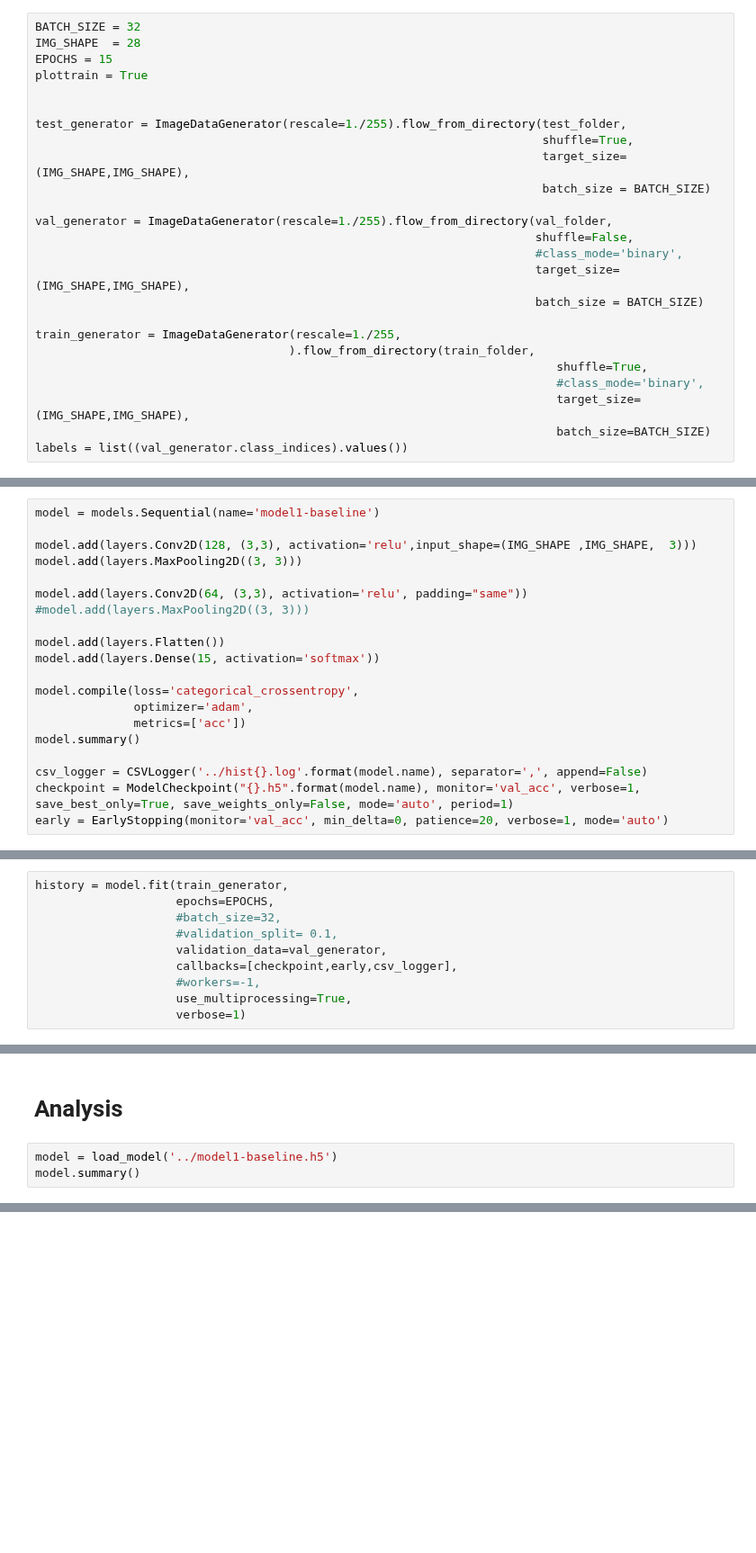
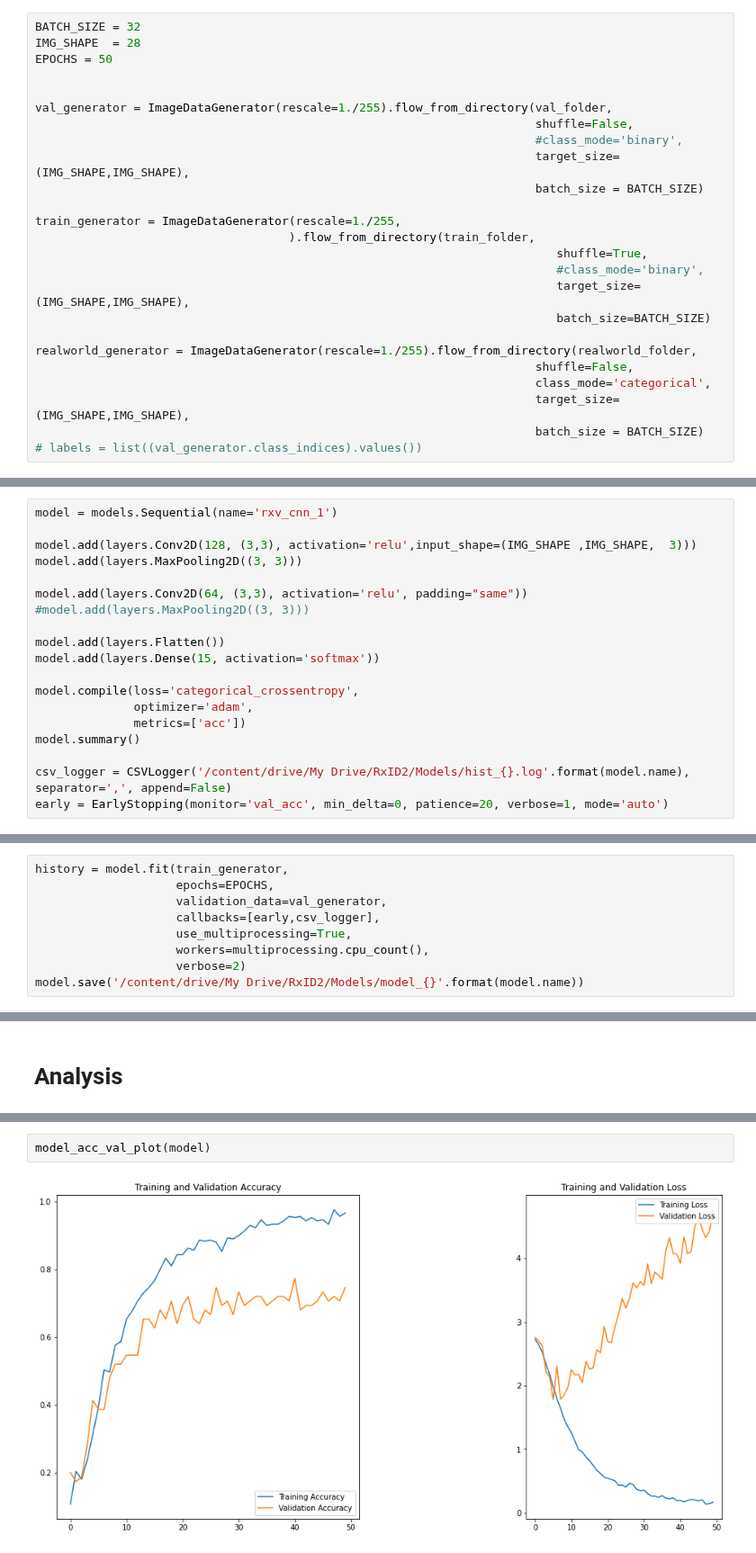
Before and after one commit to alphonsowoodbury/RxVision, a Jupyter notebook: Notebooks/rxv_cnn_1.ipynb, the cells around one changed output, grey strips where cells are left out. Shown at 90% size. Saved outputs shown, nothing was run; the diff lists cells and outputs as text; blank space fills up the shorter version.

```diff
--- a/Notebooks/rxv_cnn_1.ipynb
+++ b/Notebooks/rxv_cnn_1.ipynb
@@ -178,14 +201,8 @@ val_folder = '../Data/RxID2_split/validation'
 # %%
 BATCH_SIZE = 32
 IMG_SHAPE  = 28
-EPOCHS = 15
-plottrain = True
+EPOCHS = 50
 
-
-test_generator = ImageDataGenerator(rescale=1./255).flow_from_directory(test_folder,
-                                                                        shuffle=True,
-                                                                        target_size=(IMG_SHAPE,IMG_SHAPE),
-                                                                        batch_size = BATCH_SIZE)
 
 val_generator = ImageDataGenerator(rescale=1./255).flow_from_directory(val_folder,
                                                                        shuffle=False,
@@ -199,5 +216,11 @@ train_generator = ImageDataGenerator(rescale=1./255,
                                                                           #class_mode='binary',
                                                                           target_size=(IMG_SHAPE,IMG_SHAPE),
                                                                           batch_size=BATCH_SIZE)
-labels = list((val_generator.class_indices).values())
+
+realworld_generator = ImageDataGenerator(rescale=1./255).flow_from_directory(realworld_folder,
+                                                                       shuffle=False,
+                                                                       class_mode='categorical',
+                                                                       target_size=(IMG_SHAPE,IMG_SHAPE),
+                                                                       batch_size = BATCH_SIZE)
+# labels = list((val_generator.class_indices).values())
 # %% [output]
@@ -207,5 +230,5 @@ Found 300 images belonging to 15 classes.
 # %%
-model = models.Sequential(name='model1-baseline')
+model = models.Sequential(name='rxv_cnn_1')
 
 model.add(layers.Conv2D(128, (3,3), activation='relu',input_shape=(IMG_SHAPE ,IMG_SHAPE,  3)))
 model.add(layers.MaxPooling2D((3, 3)))
@@ -221,7 +244,6 @@ model.compile(loss='categorical_crossentropy',
               metrics=['acc'])
 model.summary()
 
-csv_logger = CSVLogger('../hist{}.log'.format(model.name), separator=',', append=False)
-checkpoint = ModelCheckpoint("{}.h5".format(model.name), monitor='val_acc', verbose=1, save_best_only=True, save_weights_only=False, mode='auto', period=1)
+csv_logger = CSVLogger('/content/drive/My Drive/RxID2/Models/hist_{}.log'.format(model.name), separator=',', append=False)
 early = EarlyStopping(monitor='val_acc', min_delta=0, patience=20, verbose=1, mode='auto')
 # %% [output]
@@ -246,11 +268,10 @@ _________________________________________________________________
 # %%
 history = model.fit(train_generator,
                     epochs=EPOCHS,
-                    #batch_size=32,
-                    #validation_split= 0.1,
                     validation_data=val_generator,
-                    callbacks=[checkpoint,early,csv_logger],
-                    #workers=-1,
+                    callbacks=[early,csv_logger],
                     use_multiprocessing=True,
-                    verbose=1)
+                    workers=multiprocessing.cpu_count(),
+                    verbose=2)
+model.save('/content/drive/My Drive/RxID2/Models/model_{}'.format(model.name))
 # %% [output]
@@ -295,5 +295,2 @@ KeyboardInterrupt:
 # %% [markdown]
 # Analysis
-# %%
-model = load_model('../model1-baseline.h5')
-model.summary()
@@ -445,0 +311,4 @@ array([ 0,  0,  0,  0,  0,  1,  1,  1,  1,  1,  2,  2,  2,  2,  2,  3,  3,
+# %%
+model_acc_val_plot(model)
+# %% [output]
+[figure, added]
```
Also changed, not shown: parts of 34 cells of this notebook.
